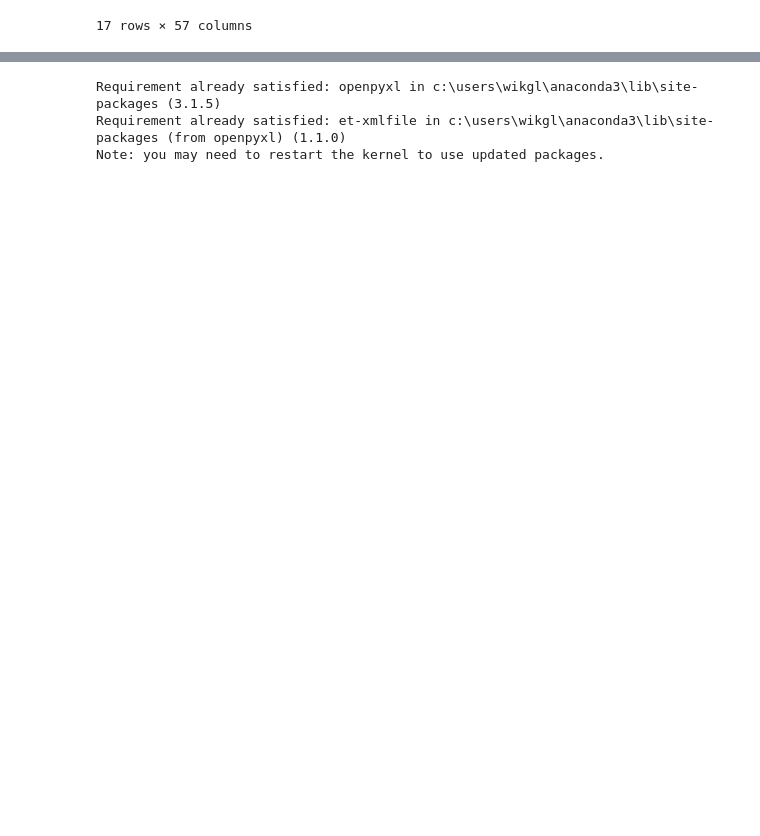
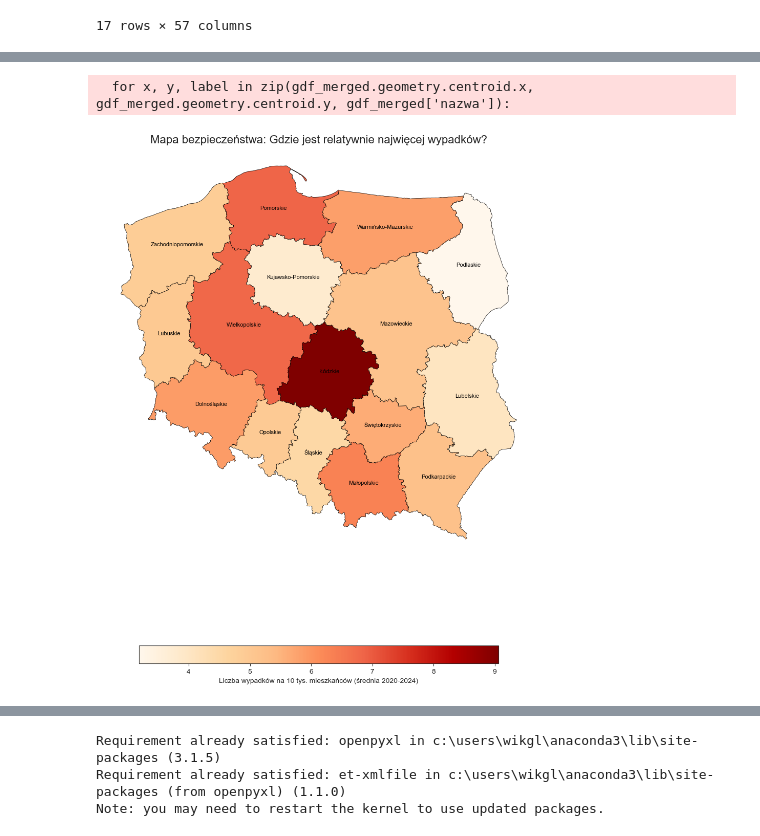
Before and after one commit to wiktoria-gliniecka/ggplotki, a Jupyter notebook: projekt_ggplotki.ipynb, the cells around one changed output, grey strips where cells are left out. Drawn from its saved outputs; the diff is of its cells as text; code cells hidden in the pictures; blank space fills up the shorter version.

```diff
--- a/projekt_ggplotki.ipynb
+++ b/projekt_ggplotki.ipynb
@@ -280,0 +428,48 @@ dane
+# %%
+import geopandas as gpd
+import matplotlib.pyplot as plt
+
+# 1. PRZYGOTOWANIE DANYCH (Agregacja)
+# Obliczamy średni wskaźnik wypadkowości dla każdego województwa (średnia z lat 2020-2024)
+# Bierzemy pod uwagę wypadki 'ogółem'
+df_mapa = df_full[df_full['Kategoria'] == 'ogółem'].groupby('Wojewodztwo')['Wskaznik_10k'].mean().reset_index()
+
+# 2. POBRANIE GEOMETRII (KONTURÓW) POLSKI
+# Pobieramy gotowy plik GeoJSON z GitHuba
+url_geojson = "https://raw.githubusercontent.com/ppatrzyk/polska-geojson/master/wojewodztwa/wojewodztwa-min.geojson"
+gdf = gpd.read_file(url_geojson)
+
+# 3. DOSTOSOWANIE NAZW DO ŁĄCZENIA
+# W GeoJSON nazwy mogą być różne, więc ujednolicamy je do wielkich liter
+gdf['nazwa'] = gdf['nazwa'].str.upper()
+
+# 4. ŁĄCZENIE DANYCH
+# Łączymy tabelę z mapą (gdf) z Twoimi wynikami (df_mapa) po nazwie województwa
+gdf_merged = gdf.merge(df_mapa, left_on='nazwa', right_on='Wojewodztwo', how='left')
+
+# 5. RYSOWANIE MAPY
+fig, ax = plt.subplots(1, 1, figsize=(12, 12))
+
+gdf_merged.plot(column='Wskaznik_10k',
+                ax=ax,
+                legend=True,
+                legend_kwds={'label': "Liczba wypadków na 10 tys. mieszkańców (średnia 2020-2024)",
+                             'orientation': "horizontal",
+                             'shrink': 0.6},
+                cmap='OrRd',  # Kolory: Od jasnego (mało wypadków) do Czerwonego (dużo)
+                edgecolor='black', # Czarne granice województw
+                linewidth=0.5)
+
+# Dodatki estetyczne
+ax.set_title('Mapa bezpieczeństwa: Gdzie jest relatywnie najwięcej wypadków?', fontsize=16)
+ax.set_axis_off() # Wyłączamy osie X/Y (współrzędne geograficzne nie są potrzebne do czytania mapy)
+
+# Dodajemy etykiety z nazwami województw
+for x, y, label in zip(gdf_merged.geometry.centroid.x, gdf_merged.geometry.centroid.y, gdf_merged['nazwa']):
+    ax.text(x, y, label.title(), fontsize=8, ha='center', color='black')
+
+plt.tight_layout()
+plt.show()
+# %% [output]
+  for x, y, label in zip(gdf_merged.geometry.centroid.x, gdf_merged.geometry.centroid.y, gdf_merged['nazwa']):
+[figure, added]
```
Also changed, not shown: parts of 41 cells of this notebook, 7 other files.
